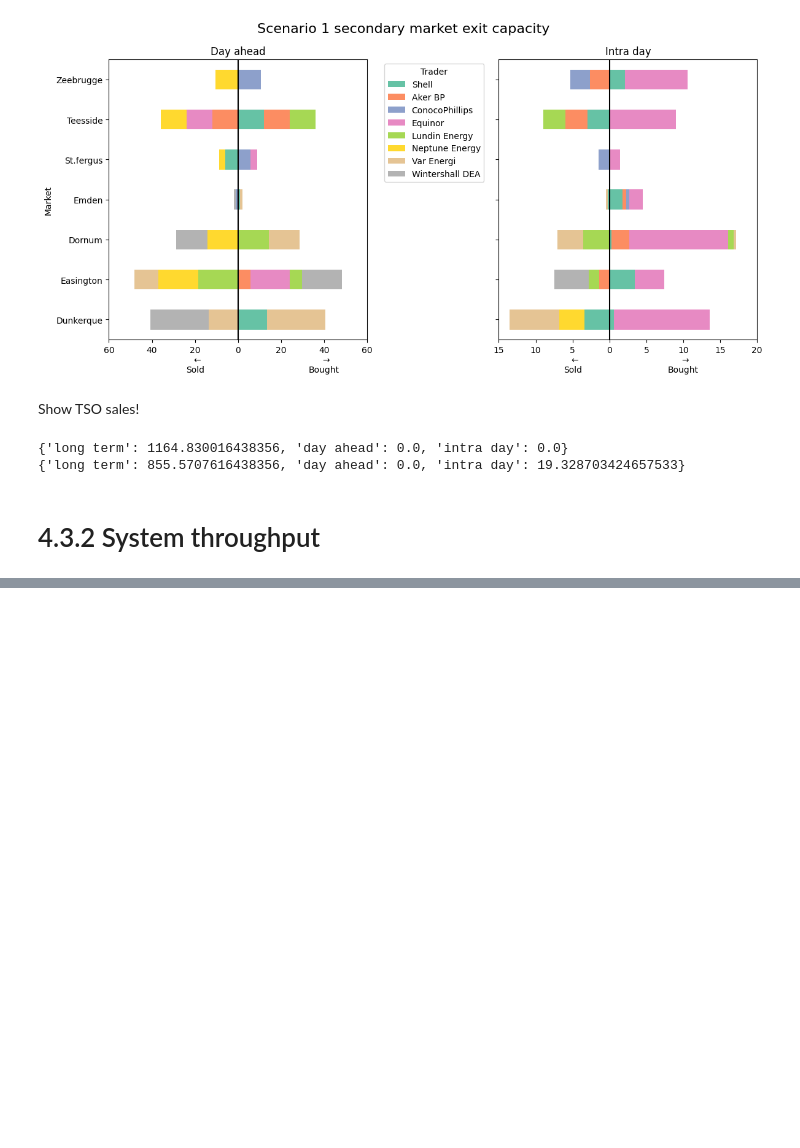
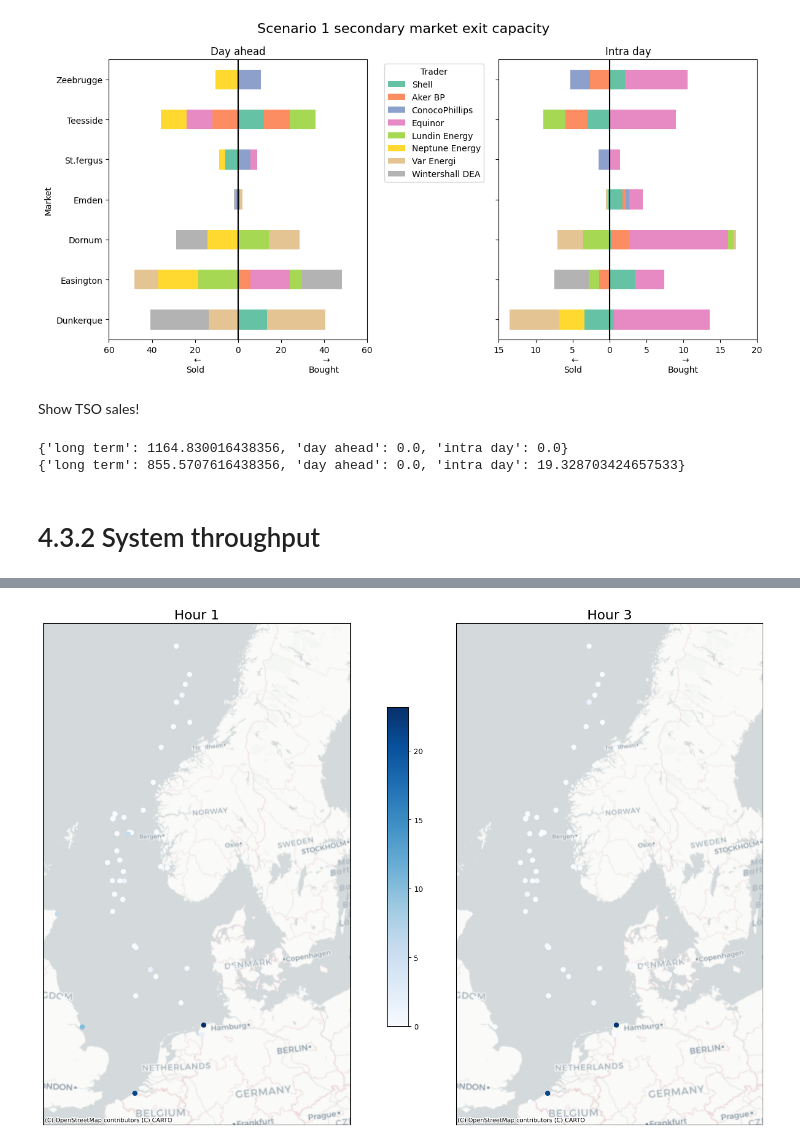
Before and after one commit to berendmarkhorst/secondary_gas_market, a Jupyter notebook: analysis.ipynb, the cells around one changed output, grey strips where cells are left out. Saved outputs shown, nothing was run; the diff lists cells and outputs as text; code cells hidden in the pictures; blank space fills up the shorter version.

```diff
--- a/analysis.ipynb
+++ b/analysis.ipynb
@@ -344,0 +361,70 @@ print(result_exit)
+# %%
+input_file = "Results/result_E_false_low_flow_costs_low_entry_costs"
+
+problem, solution = read_data(input_file)
+# %%
+result = {"Extraction": {}, "Injection": {}}
+for hour in range(1, 5):
+    result["Extraction"][hour], result["Injection"][hour] = {}, {}
+    for n in problem.stages[0].nodes:
+        result["Extraction"][hour][n.name.capitalize()] = sum(m.probability * get_value_from_solution(f"w_minus[{t.trader_id},{n_tilde.node_id},{m.stage_id},{k.commodity_id}]", solution) for m in problem.stages for n_tilde in m.nodes for t in problem.traders for k in problem.commodities if m.hour == hour and n_tilde.name == n.name)
+        result["Injection"][hour][n.name.capitalize()] = sum(m.probability * get_value_from_solution(f"w_plus[{t.trader_id},{n_tilde.node_id},{m.stage_id},{k.commodity_id}]", solution) for m in problem.stages for n_tilde in m.nodes for t in problem.traders for k in problem.commodities if m.hour == hour and n_tilde.name == n.name)
+# %%
+# Define hours to compare
+hours = [1, 3]
+
+# Create subplots (1 row, 2 columns) and share axes
+fig, axes = plt.subplots(1, 2, figsize=(20, 10), sharex=True, sharey=True)
+
+# Capitalize names
+nodes_geo_df["Capitalized names"] = nodes_geo_df.Name.str.capitalize()
+
+# Define a common color range for consistency
+vmin, vmax = None, None  # Will be computed dynamically
+
+# First, compute the min/max injection values for normalization
+for hour in hours:
+    df = pd.DataFrame(result["Injection"])
+    df = df.loc[~(df.eq(0).all(axis=1))]  # Remove empty rows
+    df_hour = df[hour].to_frame()
+    df_hour.columns = ["Injection"]
+
+    temp_gdf = nodes_geo_df.merge(df_hour, left_on='Capitalized names', right_index=True, how='outer')
+    temp_gdf["Injection"].fillna(0, inplace=True)  # Fill NaNs with 0
+
+    # Update global min/max for color scale normalization
+    if vmin is None or temp_gdf["Injection"].min() < vmin:
+        vmin = temp_gdf["Injection"].min()
+    if vmax is None or temp_gdf["Injection"].max() > vmax:
+        vmax = temp_gdf["Injection"].max()
+
+# Now plot with the same color scale
+for i, hour in enumerate(hours):
+    df = pd.DataFrame(result["Injection"])
+    df = df.loc[~(df.eq(0).all(axis=1))]  # Remove empty rows
+    df_hour = df[hour].to_frame()
+    df_hour.columns = ["Injection"]
+
+    temp_gdf = nodes_geo_df.merge(df_hour, left_on='Capitalized names', right_index=True, how='outer')
+    temp_gdf["Injection"].fillna(0, inplace=True)
+
+    # Plot
+    temp_gdf.plot(
+        ax=axes[i], column="Injection", cmap='Blues', vmin=vmin, vmax=vmax, legend=False
+    )
+    cx.add_basemap(axes[i], crs=32631, source=cx.providers.CartoDB.Positron)
+
+    # Formatting
+    axes[i].set_title(f"Hour {hour}", fontsize=18)
+    axes[i].set_xticks([])
+    axes[i].set_yticks([])
+
+# Add a common colorbar outside the plots
+cbar_ax = fig.add_axes([0.435, 0.2, 0.02, 0.6])  # [left, bottom, width, height]
+sm = plt.cm.ScalarMappable(cmap='Blues', norm=plt.Normalize(vmin=vmin, vmax=vmax))
+plt.colorbar(sm, cax=cbar_ax)
+
+plt.tight_layout(rect=[0, 0, 0.9, 1])  # Adjust layout to make space for colorbar
+plt.show()
+# %% [output]
+[figure, added]
```
Also changed, not shown: parts of 7 cells of this notebook.
